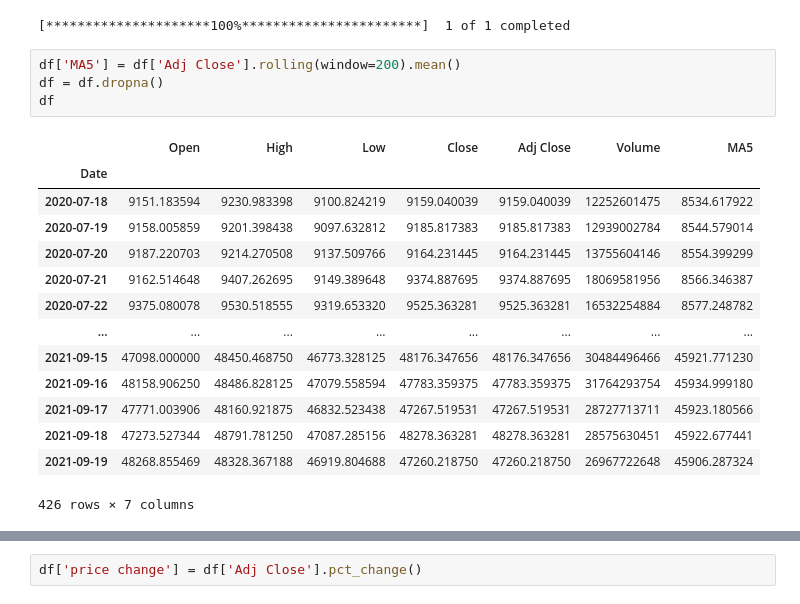
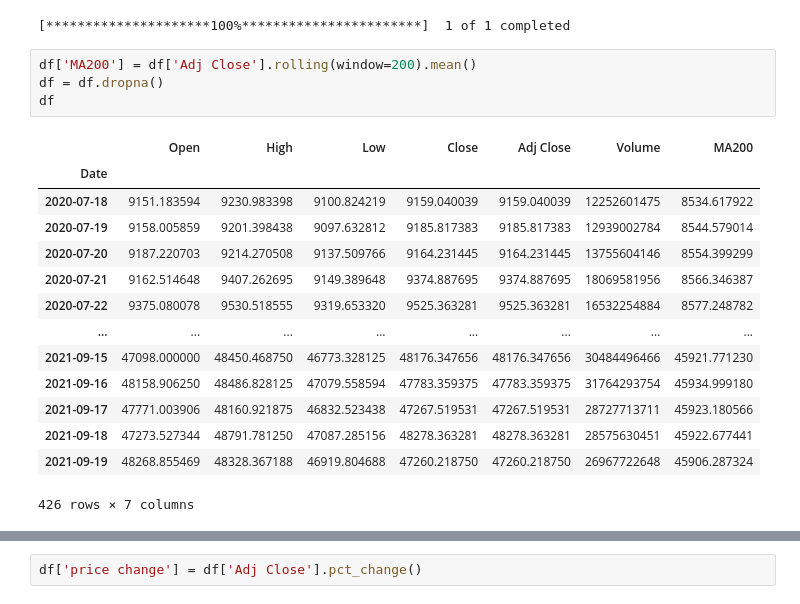
Before and after one commit to tyga009/backtrader, a Jupyter notebook: backtest.ipynb, the cells around one changed output, grey strips where cells are left out. Saved outputs shown, nothing was run; the diff lists cells and outputs as text.

```diff
--- a/0921.ipynb
+++ b/backtest.ipynb
@@ -5,11 +5,11 @@ df = yf.download('BTC-USD', start="2020-01-01",end="2021-09-20")
 # %% [output]
 [*********************100%***********************]  1 of 1 completed
 # %%
-df['MA5'] = df['Adj Close'].rolling(window=200).mean()
+df['MA200'] = df['Adj Close'].rolling(window=200).mean()
 df = df.dropna()
 df
 # %% [output]
-|  | Open | High | Low | Close | Adj Close | Volume | MA5 |
+|  | Open | High | Low | Close | Adj Close | Volume | MA200 |
 | Date |  |  |  |  |  |  |  |
 | 2020-07-18 | 9151.183594 | 9230.983398 | 9100.824219 | 9159.040039 | 9159.040039 | 12252601475 | 8534.617922 |
 | 2020-07-19 | 9158.005859 | 9201.398438 | 9097.632812 | 9185.817383 | 9185.817383 | 12939002784 | 8544.579014 |
```
Also changed, not shown: parts of 9 cells of this notebook.
